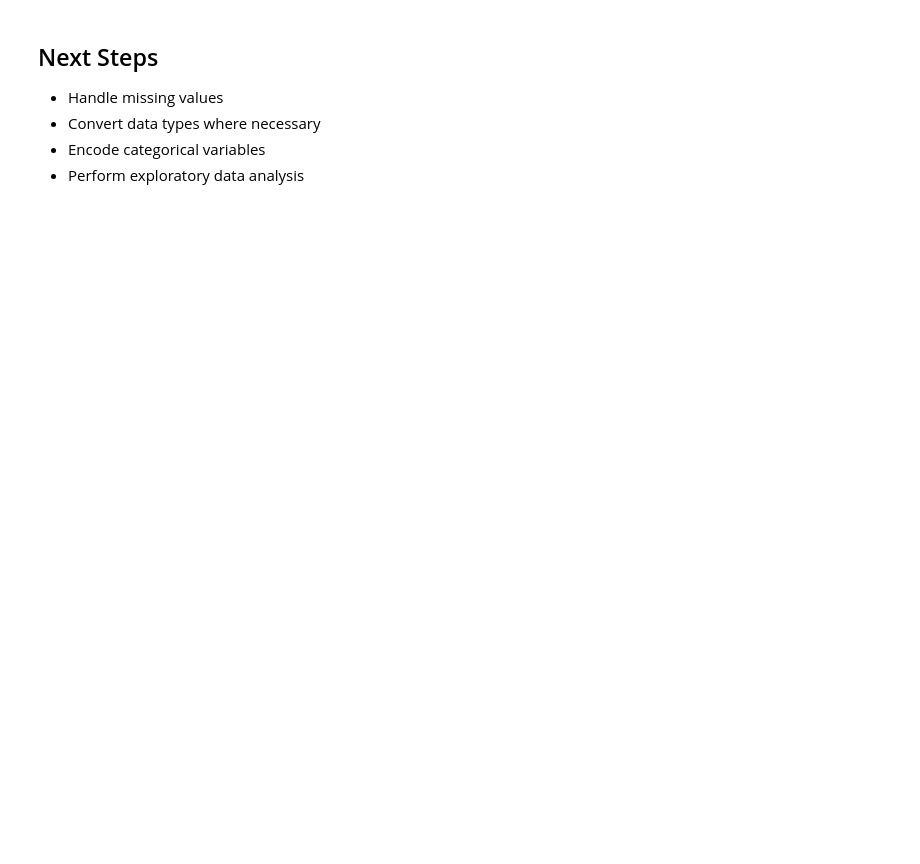
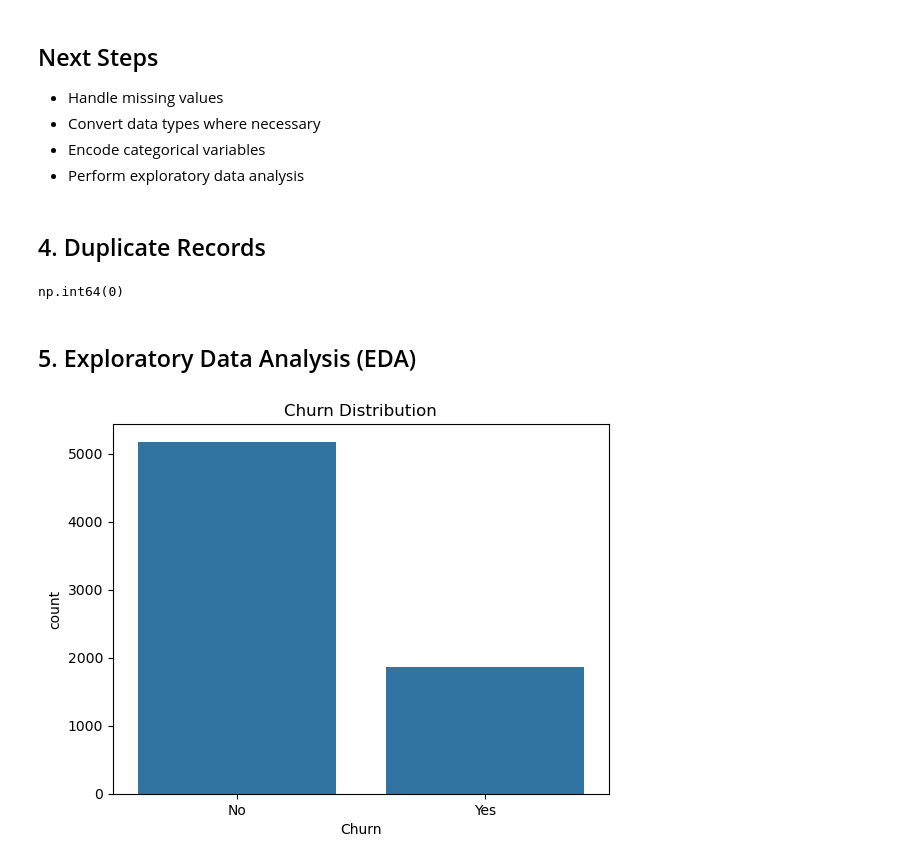
Before and after one commit to Kumud2k16/ml-data-preparation-project, a Jupyter notebook: notebooks/01_data_preparation_and_eda.ipynb, the cells around one changed output. Drawn from its saved outputs; the diff is of its cells as text; code cells hidden in the pictures; blank space fills up the shorter version.

Commit message:
Update notebook, add EDA visualization, and update dataset

```diff
--- a/notebooks/01_data_preparation_and_eda.ipynb
+++ b/notebooks/01_data_preparation_and_eda.ipynb
@@ -51,3 +107,23 @@ df.duplicated().sum()
 - Convert data types where necessary
 - Encode categorical variables
 - Perform exploratory data analysis
+# %%
+# Convert TotalCharges to numeric (handles empty strings)
+df["TotalCharges"] = pd.to_numeric(df["TotalCharges"], errors="coerce")
+# %%
+# Fill missing TotalCharges with median
+df["TotalCharges"] = pd.to_numeric(df["TotalCharges"], errors="coerce")
+# %% [markdown]
+## 4. Duplicate Records
+# %%
+df.duplicated().sum()
+# %% [output]
+np.int64(0)
+# %% [markdown]
+## 5. Exploratory Data Analysis (EDA)
+# %%
+sns.countplot(x="Churn", data=df)
+plt.title("Churn Distribution")
+plt.show()
+# %% [output]
+[figure, added]
```
Also changed, not shown: parts of 23 cells of this notebook, 2 other files.
